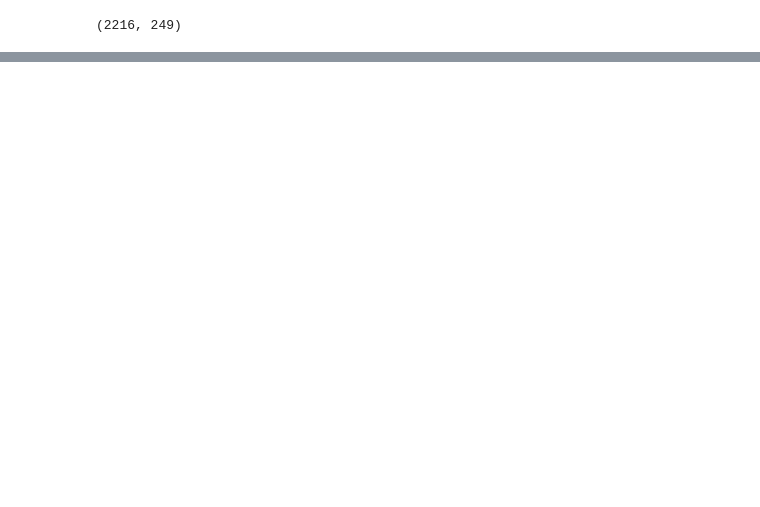
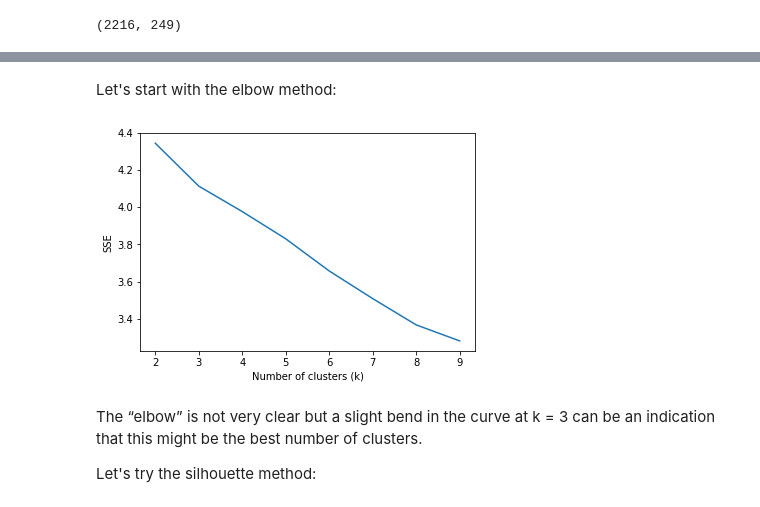
Before and after one commit to OxanaFalk/Coursera_Capstone, a Jupyter notebook: Notebook_Final_assigment_Capstone_Project_Oxana_Falk.ipynb, the cells around one changed output, grey strips where cells are left out. Drawn from its saved outputs; the diff is of its cells as text; code cells hidden in the pictures; blank space fills up the shorter version.

```diff
--- a/Notebook_Final_assigment_Capstone_Project_Oxana_Falk.ipynb
+++ b/Notebook_Final_assigment_Capstone_Project_Oxana_Falk.ipynb
@@ -476,6 +483,6 @@ sthlm_venues_2.shape
 # %%
 # one hot encoding
-sthlm_onehot = pd.get_dummies(sthlm_venues_2[['Venue Category']], prefix="", prefix_sep="")
+sthlm_onehot = pd.get_dummies(sthlm_venues_2[['Category']], prefix="", prefix_sep="")
 
 # add neighbourhood column back to dataframe
 sthlm_onehot['Metro station'] = sthlm_venues_2['Metro station']
@@ -858,0 +532,19 @@ c_4.stack().value_counts()
+# %% [markdown]
+Let's start with the elbow method:
+# %%
+sthlm_grouped_clustering = sthlm_grouped.drop('Metro station', 1)
+sse = {}
+for k in range(2, 10):
+    kmeans = KMeans(n_clusters=k, max_iter=1000, random_state=1).fit(sthlm_grouped_clustering)
+    sse[k] = kmeans.inertia_ # Inertia: Sum of distances of samples to their closest cluster center
+plt.figure()
+plt.plot(list(sse.keys()), list(sse.values()))
+plt.xlabel("Number of clusters (k)")
+plt.ylabel("SSE")
+plt.show()
+# %% [output]
+[figure, added]
+# %% [markdown]
+The “elbow” is not very clear but a slight bend in the curve at k = 3 can be an indication that this might be the best number of clusters.
+
+Let's try the silhouette method:
```
Also changed, not shown: parts of 120 cells of this notebook, 6 other files.
